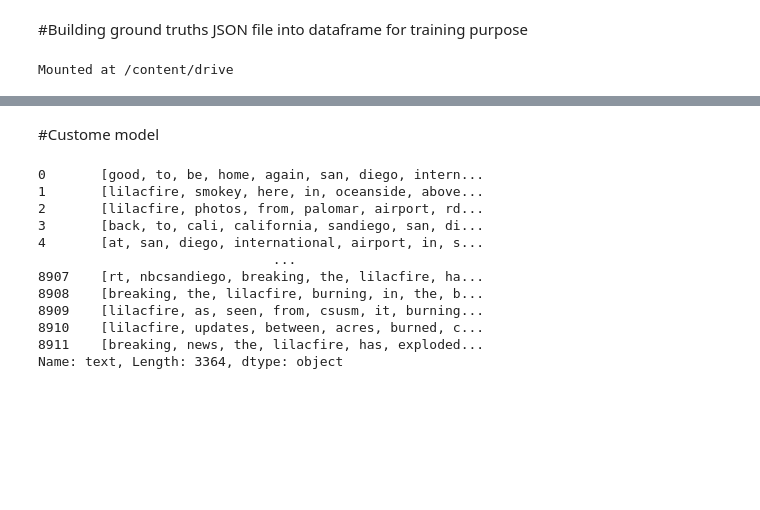
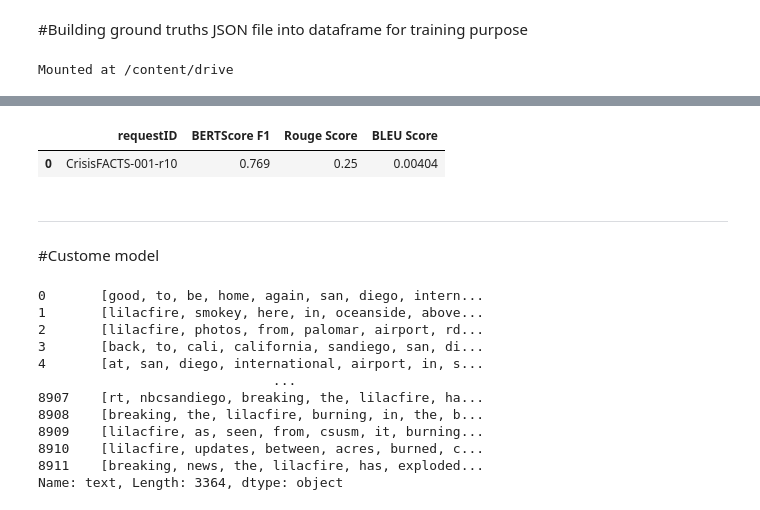
Before and after one commit to sush104/Crisis_Event_Ranking_and_Summarization, a Jupyter notebook: CrisisFACTs_Sushant.ipynb, the cells around one changed output, grey strips where cells are left out. Saved outputs shown, nothing was run; the diff lists cells and outputs as text; code cells hidden in the pictures; blank space fills up the shorter version.

Commit message:
Added relevance score for each event-day pair(BERTScore, BLEU, Rouge)

```diff
--- a/CrisisFACTs_Sushant.ipynb
+++ b/CrisisFACTs_Sushant.ipynb
@@ -920,0 +878,6 @@ def split_in_files(json_data, amount):
+# %%
+golden_summary_grouped = golden_df.groupby('requestID').agg(lambda x: ''.join(set(x))).reset_index()
+# %%
+submission_df_grouped = submission_df.groupby('requestID').agg(lambda x: ''.join(set(x))).reset_index()
+# %%
+refined_golden_summary_grouped = golden_summary_grouped.merge(submission_df_grouped['requestID'])
@@ -920,0 +890,20 @@ def split_in_files(json_data, amount):
+# %%
+
+df = []
+rouge = Rouge()
+for i in range(0,len(submission_df_grouped)):
+  print(submission_df_grouped['requestID'][i])
+  P, R, F1 = score([submission_df_grouped['factText'][i]], [refined_golden_summary_grouped['fact'][i]], lang='en', verbose=True)
+  rscore = scorer.score(submission_df_grouped['factText'][i], refined_golden_summary_grouped['fact'][i])
+  precision, recall, fmeasure = rscore['rouge1']
+  bleu = sentence_bleu([submission_df_grouped['factText'][i]], refined_golden_summary_grouped['fact'][i])
+  # print(f"System level P score: {P.mean():.3f}")
+  # print(f"System level R score: {R.mean():.3f}")
+  # print(f"System level F1 score: {F1.mean():.3f}")
+  df.append({
+      "requestID" : submission_df_grouped['requestID'][i],
+      "BERTScore F1" : f"{F1.mean():.3f}",
+      "Rouge Score" : precision,
+      "BLEU Score" : bleu
+  })
+  break
@@ -921,3 +919,12 @@ def split_in_files(json_data, amount):
+# %%
+pd.DataFrame(df)
+# %% [output]
+|  | requestID | BERTScore F1 | Rouge Score | BLEU Score |
+| 0 | CrisisFACTS-001-r10 | 0.769 | 0.25 | 0.00404 |
+# %% [markdown]
+
+
+---
 # %% [markdown]
 #Custome model
 # %%
```
Also changed, not shown: parts of 19 cells of this notebook.
